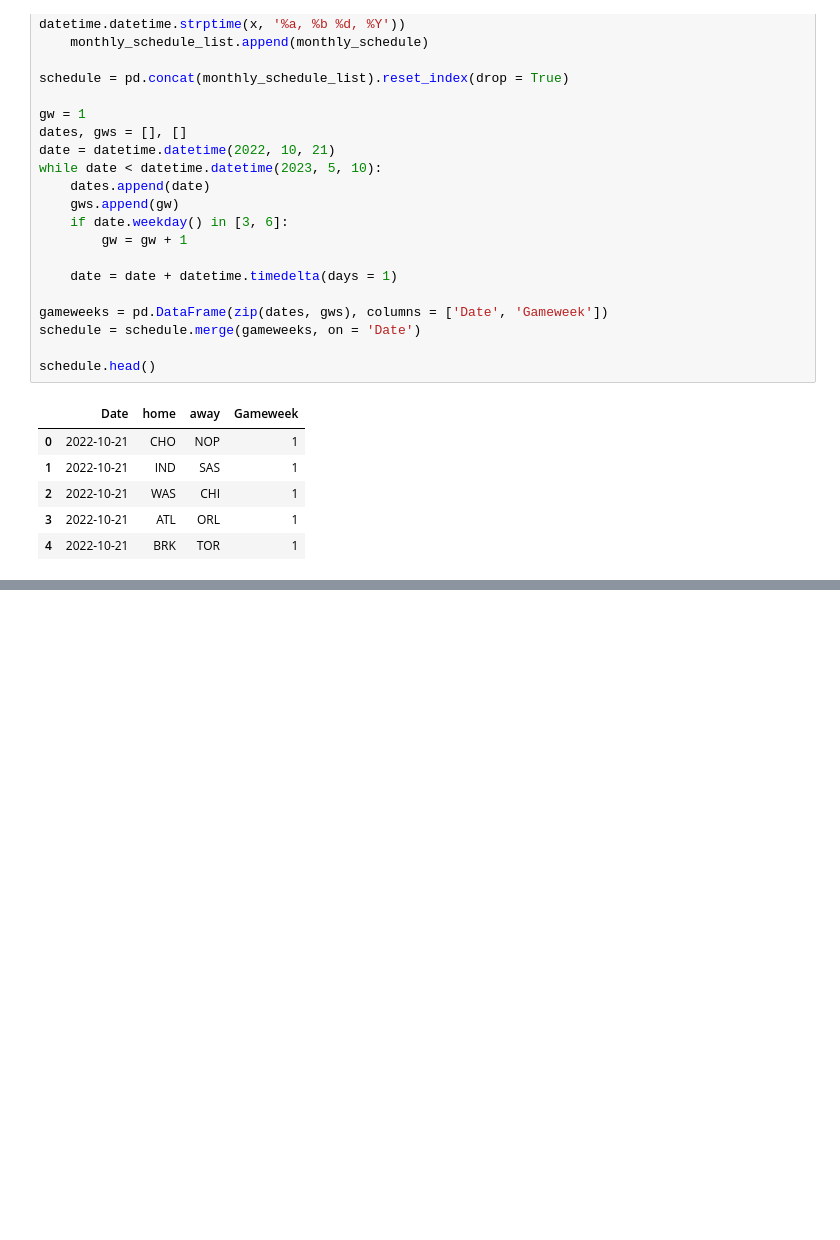
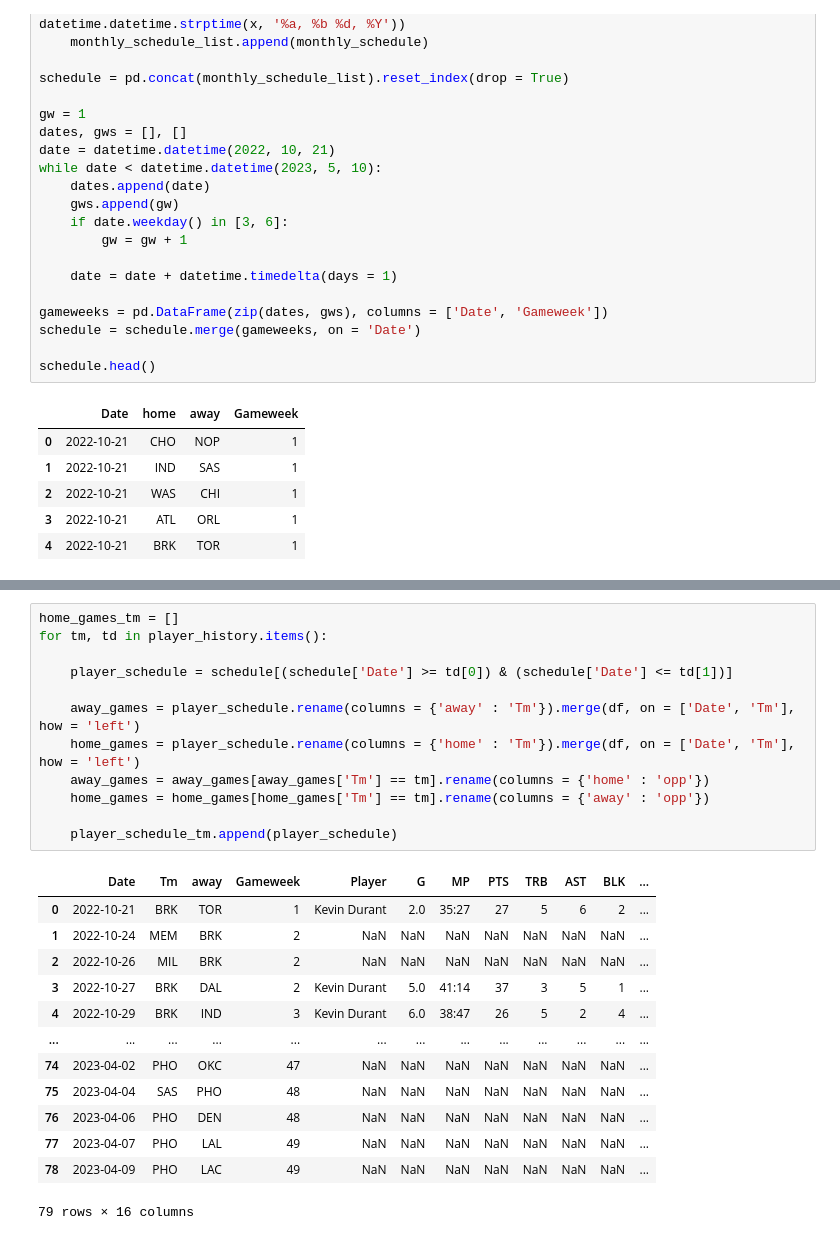
Before and after one commit to martinbog19/SORARE_lineup_builder, a Jupyter notebook: lineup_builder.ipynb, the cells around one changed output, grey strips where cells are left out. Cells and saved outputs as stored; diff of their text form; blank space fills up the shorter version.

```diff
--- a/lineup_builder.ipynb
+++ b/lineup_builder.ipynb
@@ -426,0 +592,26 @@ INJURY REPORT : CJ McCollum (DAY-TO-DAY); Davis Bertans (OUT); Gabe Vincent (DAY
+# %%
+home_games_tm = []
+for tm, td in player_history.items():
+
+    player_schedule = schedule[(schedule['Date'] >= td[0]) & (schedule['Date'] <= td[1])]
+
+    away_games = player_schedule.rename(columns = {'away' : 'Tm'}).merge(df, on = ['Date', 'Tm'], how = 'left')
+    home_games = player_schedule.rename(columns = {'home' : 'Tm'}).merge(df, on = ['Date', 'Tm'], how = 'left')
+    away_games = away_games[away_games['Tm'] == tm].rename(columns = {'home' : 'opp'})
+    home_games = home_games[home_games['Tm'] == tm].rename(columns = {'away' : 'opp'})
+
+    player_schedule_tm.append(player_schedule)
+# %% [output]
+|  | Date | Tm | away | Gameweek | Player | G | MP | PTS | TRB | AST | BLK | ... |
+| 0 | 2022-10-21 | BRK | TOR | 1 | Kevin Durant | 2.0 | 35:27 | 27 | 5 | 6 | 2 | ... |
+| 1 | 2022-10-24 | MEM | BRK | 2 | NaN | NaN | NaN | NaN | NaN | NaN | NaN | ... |
+| 2 | 2022-10-26 | MIL | BRK | 2 | NaN | NaN | NaN | NaN | NaN | NaN | NaN | ... |
+| 3 | 2022-10-27 | BRK | DAL | 2 | Kevin Durant | 5.0 | 41:14 | 37 | 3 | 5 | 1 | ... |
+| 4 | 2022-10-29 | BRK | IND | 3 | Kevin Durant | 6.0 | 38:47 | 26 | 5 | 2 | 4 | ... |
+| ... | ... | ... | ... | ... | ... | ... | ... | ... | ... | ... | ... | ... |
+| 74 | 2023-04-02 | PHO | OKC | 47 | NaN | NaN | NaN | NaN | NaN | NaN | NaN | ... |
+| 75 | 2023-04-04 | SAS | PHO | 48 | NaN | NaN | NaN | NaN | NaN | NaN | NaN | ... |
+| 76 | 2023-04-06 | PHO | DEN | 48 | NaN | NaN | NaN | NaN | NaN | NaN | NaN | ... |
+| 77 | 2023-04-07 | PHO | LAL | 49 | NaN | NaN | NaN | NaN | NaN | NaN | NaN | ... |
+| 78 | 2023-04-09 | PHO | LAC | 49 | NaN | NaN | NaN | NaN | NaN | NaN | NaN | ... |
+79 rows × 16 columns
```
Also changed, not shown: parts of 14 cells of this notebook, 1 other file.
